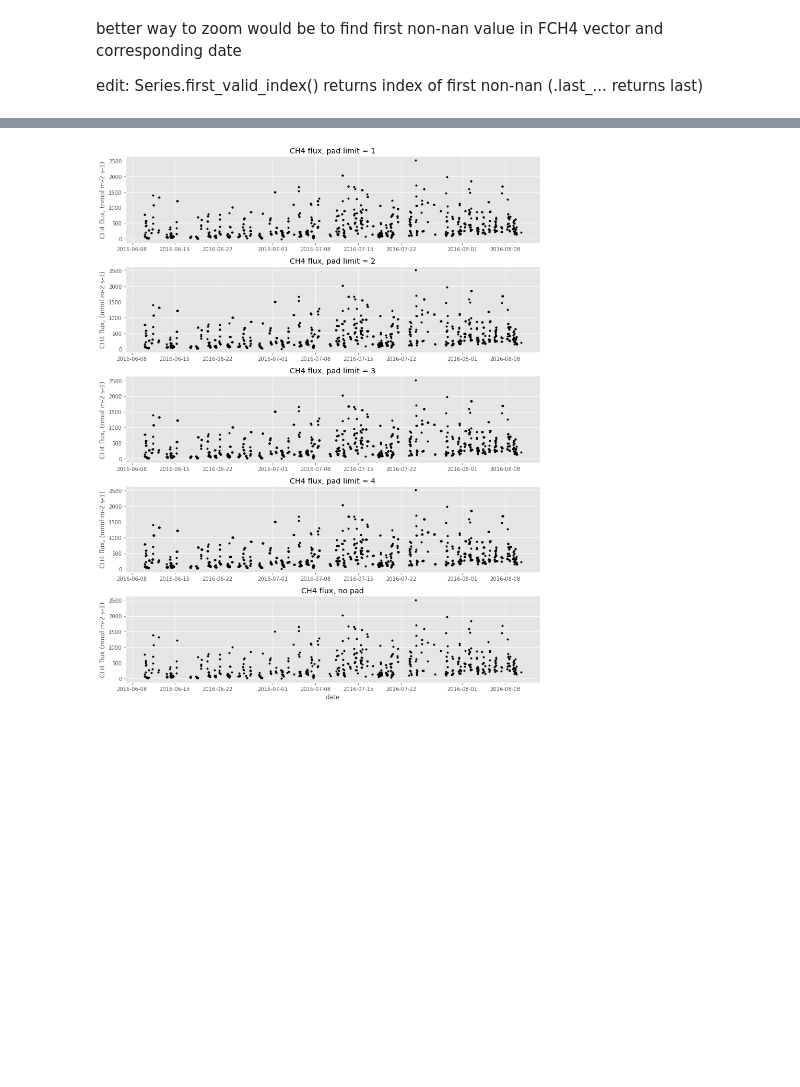
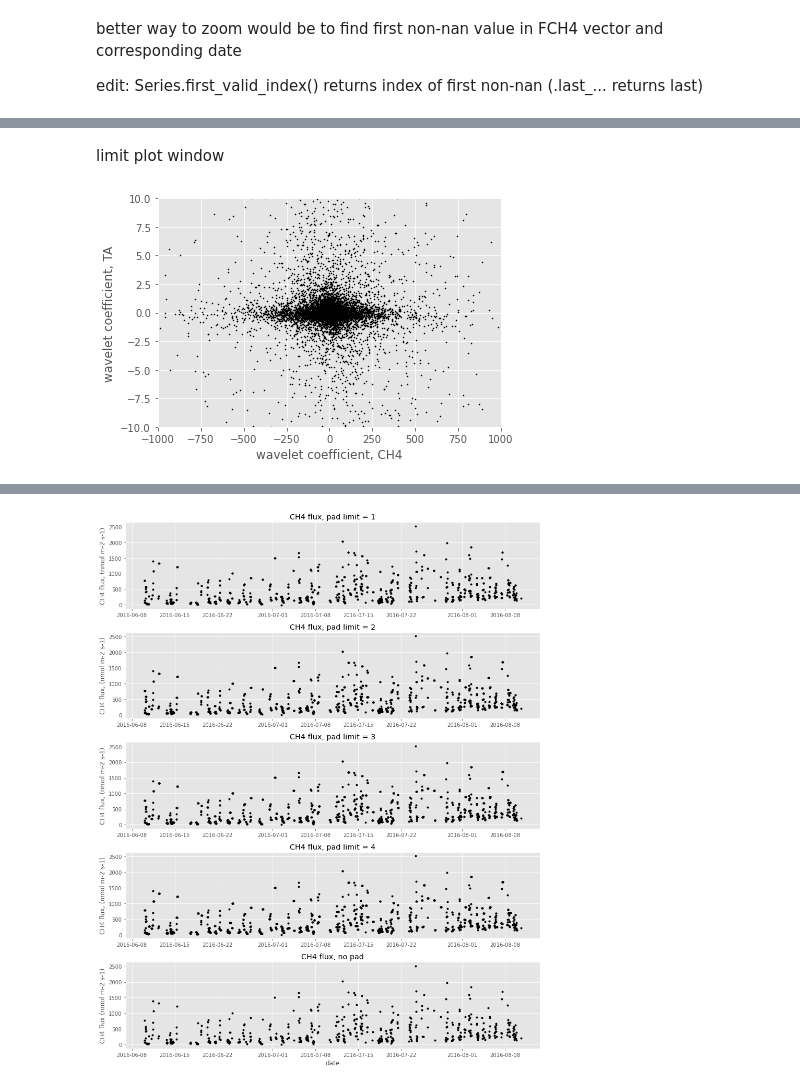
Before and after one commit to ottobriner/wavelet-partition, a Jupyter notebook: wavelet-partition.ipynb, the cells around one changed output, grey strips where cells are left out. Saved outputs shown, nothing was run; the diff lists cells and outputs as text; code cells hidden in the pictures; blank space fills up the shorter version.

```diff
--- a/wavelet-partition.ipynb
+++ b/wavelet-partition.ipynb
@@ -88,0 +126,14 @@ dfw = df[df['FCH4'][df['date'] >= '2016-06-08'].first_valid_index():df['FCH4'][d
+# %% [markdown]
+limit plot window
+# %%
+fig, ax = plt.subplots()
+
+for i in range(cMF.shape[1]):
+    ax.scatter(cMF[i], cTF[i], c='k', s=1)
+plt.xlabel("wavelet coefficient, CH4")
+plt.ylabel("wavelet coefficient, TA")
+plt.xlim(-1000, 1000)
+plt.ylim(-10, 10)
+plt.tight_layout()
+# %% [output]
+[figure, added]
```
Also changed, not shown: parts of 29 cells of this notebook.
